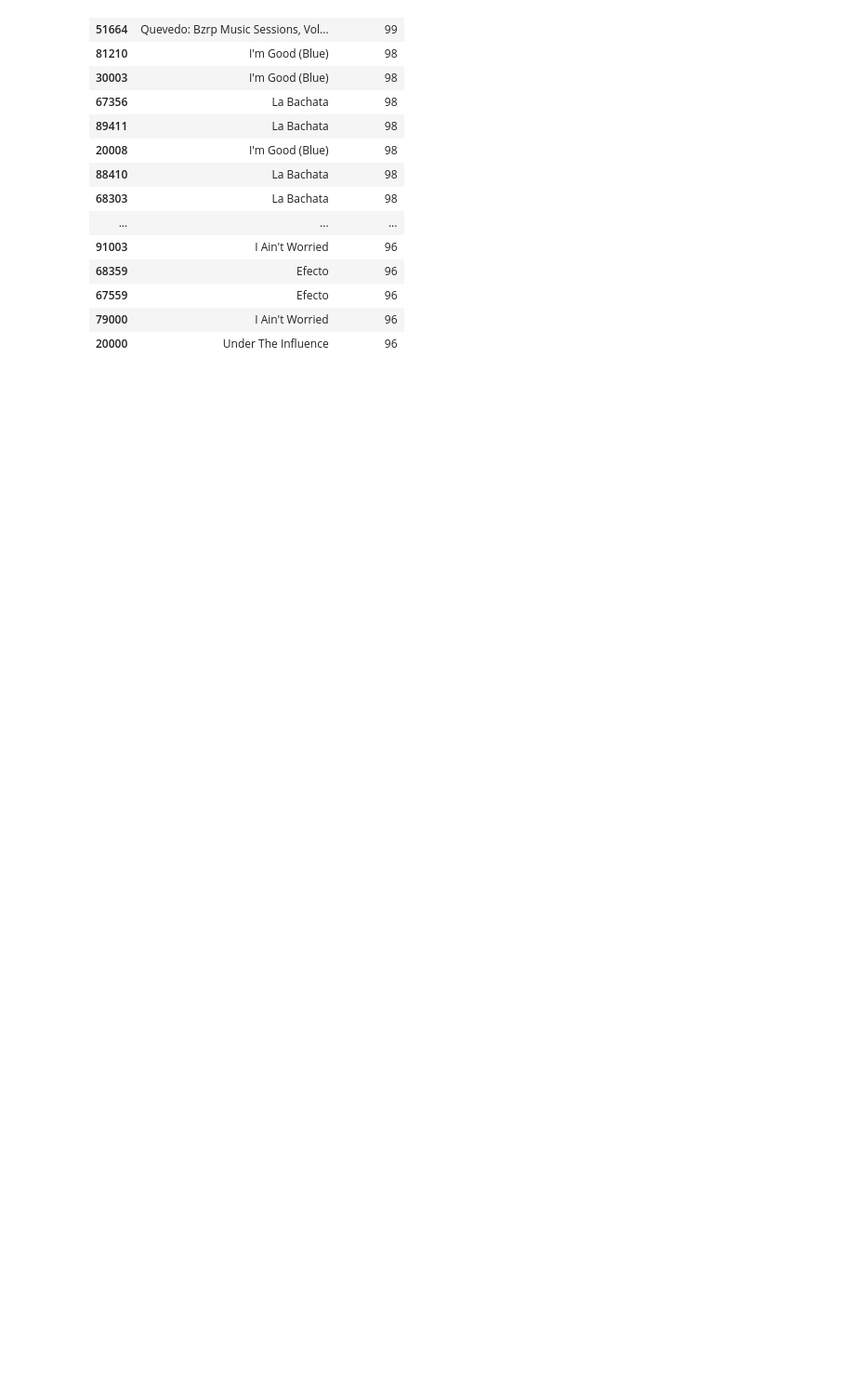
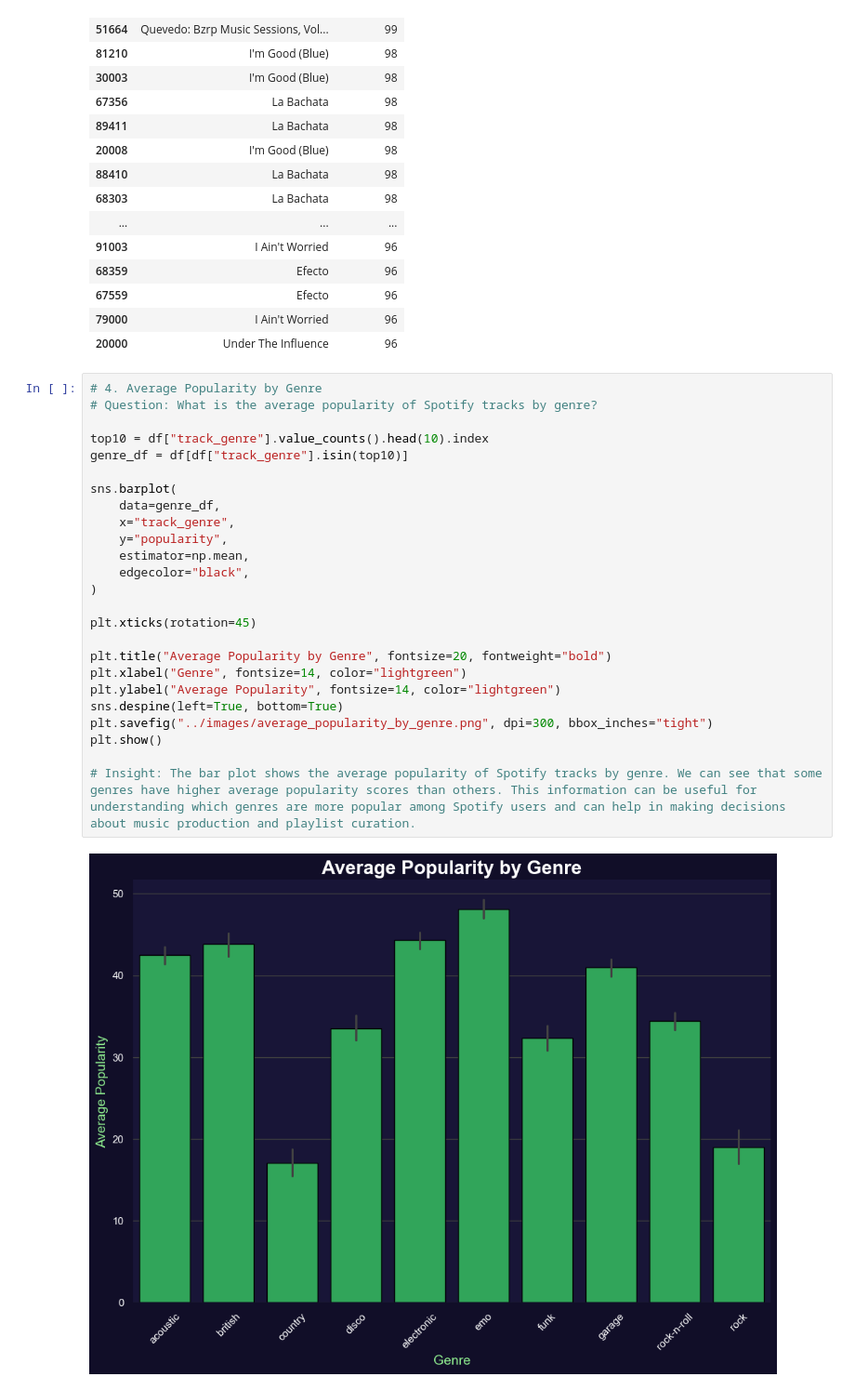
Before and after one commit to mianxabdullah/Spotify_Dashboard, a Jupyter notebook: notebooks/spotify_dashboard.ipynb, the cells around one changed output. Shown at 93% size. Saved outputs shown, nothing was run; the diff lists cells and outputs as text; blank space fills up the shorter version.

Commit message:
Added Bar plot of Average Popularity by Genre

```diff
--- a/notebooks/spotify_dashboard.ipynb
+++ b/notebooks/spotify_dashboard.ipynb
@@ -198,3 +198,30 @@ tracks
 | 67559 | Efecto | 96 |
 | 79000 | I Ain't Worried | 96 |
 | 20000 | Under The Influence | 96 |
+# %%
+# 4. Average Popularity by Genre
+# Question: What is the average popularity of Spotify tracks by genre?
+
+top10 = df["track_genre"].value_counts().head(10).index
+genre_df = df[df["track_genre"].isin(top10)]
+
+sns.barplot(
+    data=genre_df,
+    x="track_genre",
+    y="popularity",
+    estimator=np.mean,
+    edgecolor="black",
+)
+
+plt.xticks(rotation=45)
+
+plt.title("Average Popularity by Genre", fontsize=20, fontweight="bold")
+plt.xlabel("Genre", fontsize=14, color="lightgreen")
+plt.ylabel("Average Popularity", fontsize=14, color="lightgreen")
+sns.despine(left=True, bottom=True)
+plt.savefig("../images/average_popularity_by_genre.png", dpi=300, bbox_inches="tight")
+plt.show()
+
+# Insight: The bar plot shows the average popularity of Spotify tracks by genre. We can see that some genres have higher average popularity scores than others. This information can be useful for understanding which genres are more popular among Spotify users and can help in making decisions about music production and playlist curation.
+# %% [output]
+[figure, added]
```
